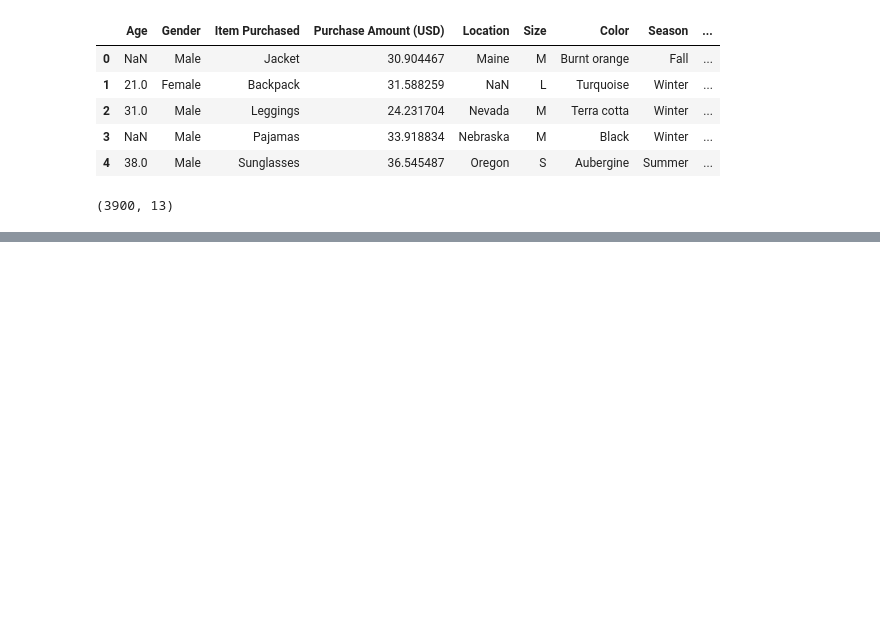
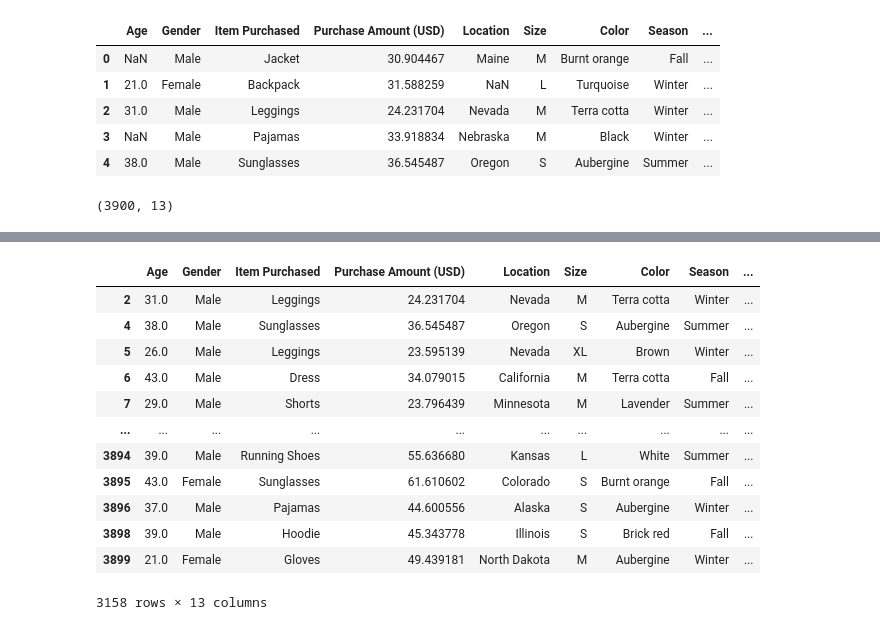
Before and after one commit to JacobTheCoder87/shopping-behavior-lab, a Jupyter notebook: code/02transform.ipynb, the cells around one changed output, grey strips where cells are left out. Saved outputs shown, nothing was run; the diff lists cells and outputs as text; code cells hidden in the pictures; blank space fills up the shorter version.

```diff
--- a/code/02transform.ipynb
+++ b/code/02transform.ipynb
@@ -102,8 +102,23 @@ Name: Review Rating, Length: 3900, dtype: object
 # %%
 # TODO: Now that we've dropped and transformed our columns, drop the remaining rows that contain missing values
 # Documentation: https://pandas.pydata.org/docs/reference/api/pandas.DataFrame.dropna.html
 
-...
+newest_df = new_df.dropna()
+newest_df
+# %% [output]
+|  | Age | Gender | Item Purchased | Purchase Amount (USD) | Location | Size | Color | Season | ... |
+| 2 | 31.0 | Male | Leggings | 24.231704 | Nevada | M | Terra cotta | Winter | ... |
+| 4 | 38.0 | Male | Sunglasses | 36.545487 | Oregon | S | Aubergine | Summer | ... |
+| 5 | 26.0 | Male | Leggings | 23.595139 | Nevada | XL | Brown | Winter | ... |
+| 6 | 43.0 | Male | Dress | 34.079015 | California | M | Terra cotta | Fall | ... |
+| 7 | 29.0 | Male | Shorts | 23.796439 | Minnesota | M | Lavender | Summer | ... |
+| ... | ... | ... | ... | ... | ... | ... | ... | ... | ... |
+| 3894 | 39.0 | Male | Running Shoes | 55.636680 | Kansas | L | White | Summer | ... |
+| 3895 | 43.0 | Female | Sunglasses | 61.610602 | Colorado | S | Burnt orange | Fall | ... |
+| 3896 | 37.0 | Male | Pajamas | 44.600556 | Alaska | S | Aubergine | Winter | ... |
+| 3898 | 39.0 | Male | Hoodie | 45.343778 | Illinois | S | Brick red | Fall | ... |
+| 3899 | 21.0 | Female | Gloves | 49.439181 | North Dakota | M | Aubergine | Winter | ... |
+3158 rows × 13 columns
 # %%
 # TODO: display how many null values are in each column of this dataframe
 # validate that each column has no missing values
```
Also changed, not shown: parts of 5 cells of this notebook.
